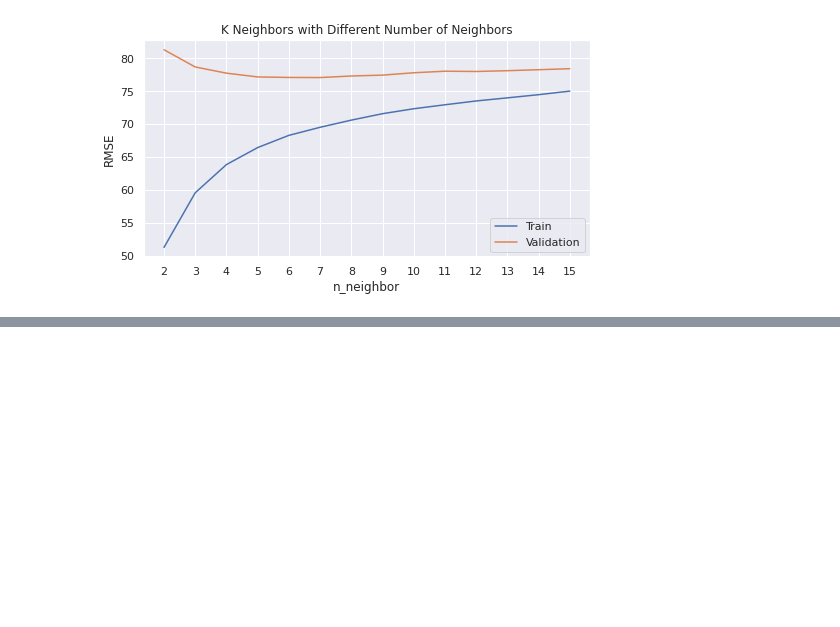
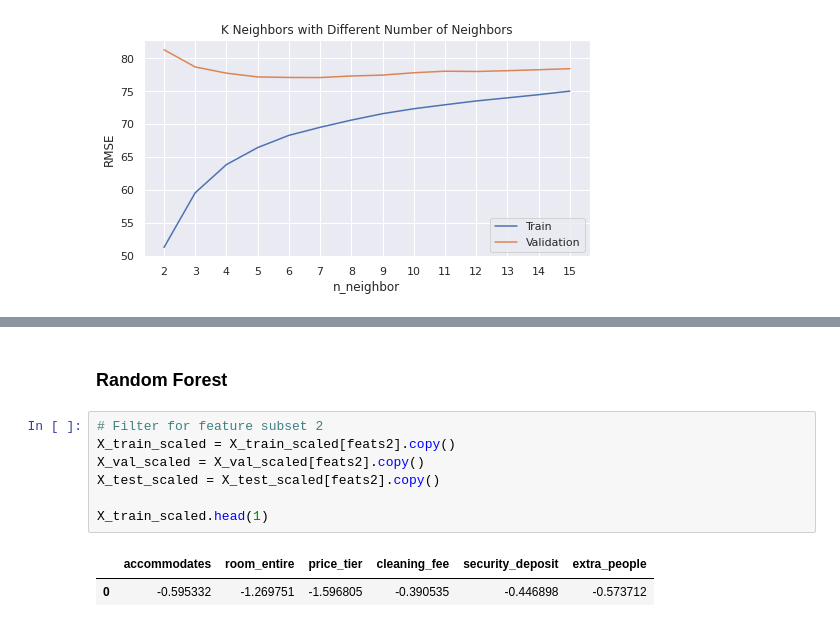
Before and after one commit to tri-bui/airbnb-la-listings, a Jupyter notebook: 3-modeling.ipynb, the cells around one changed output, grey strips where cells are left out. Drawn from its saved outputs; the diff is of its cells as text; blank space fills up the shorter version.

```diff
--- a/3-modeling.ipynb
+++ b/3-modeling.ipynb
@@ -755,0 +790,12 @@ Val RMSE: 78.54206783113614
+# %% [markdown]
+### Random Forest
+# %%
+# Filter for feature subset 2
+X_train_scaled = X_train_scaled[feats2].copy()
+X_val_scaled = X_val_scaled[feats2].copy()
+X_test_scaled = X_test_scaled[feats2].copy()
+
+X_train_scaled.head(1)
+# %% [output]
+|  | accommodates | room_entire | price_tier | cleaning_fee | security_deposit | extra_people |
+| 0 | -0.595332 | -1.269751 | -1.596805 | -0.390535 | -0.446898 | -0.573712 |
```
Also changed, not shown: parts of 24 cells of this notebook, 1 other file.
